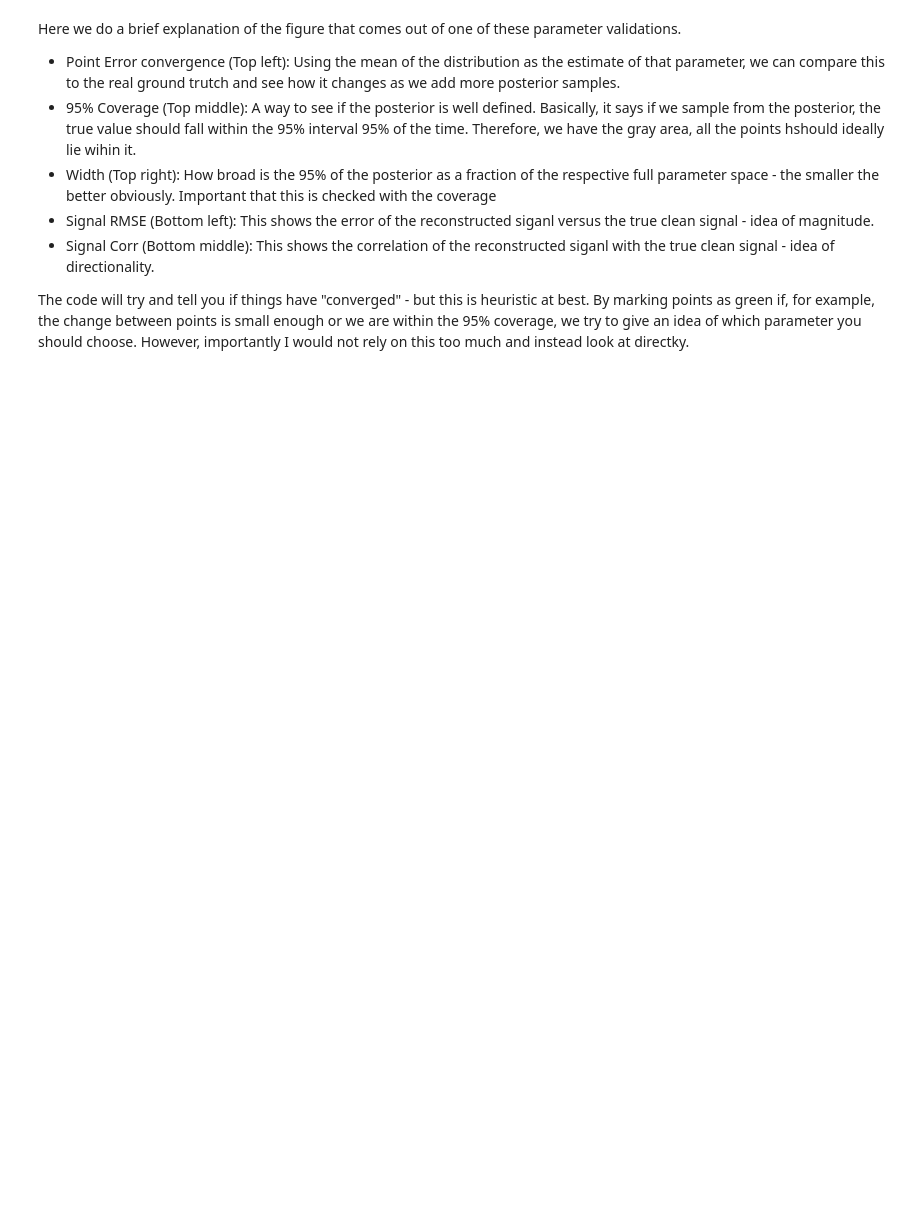
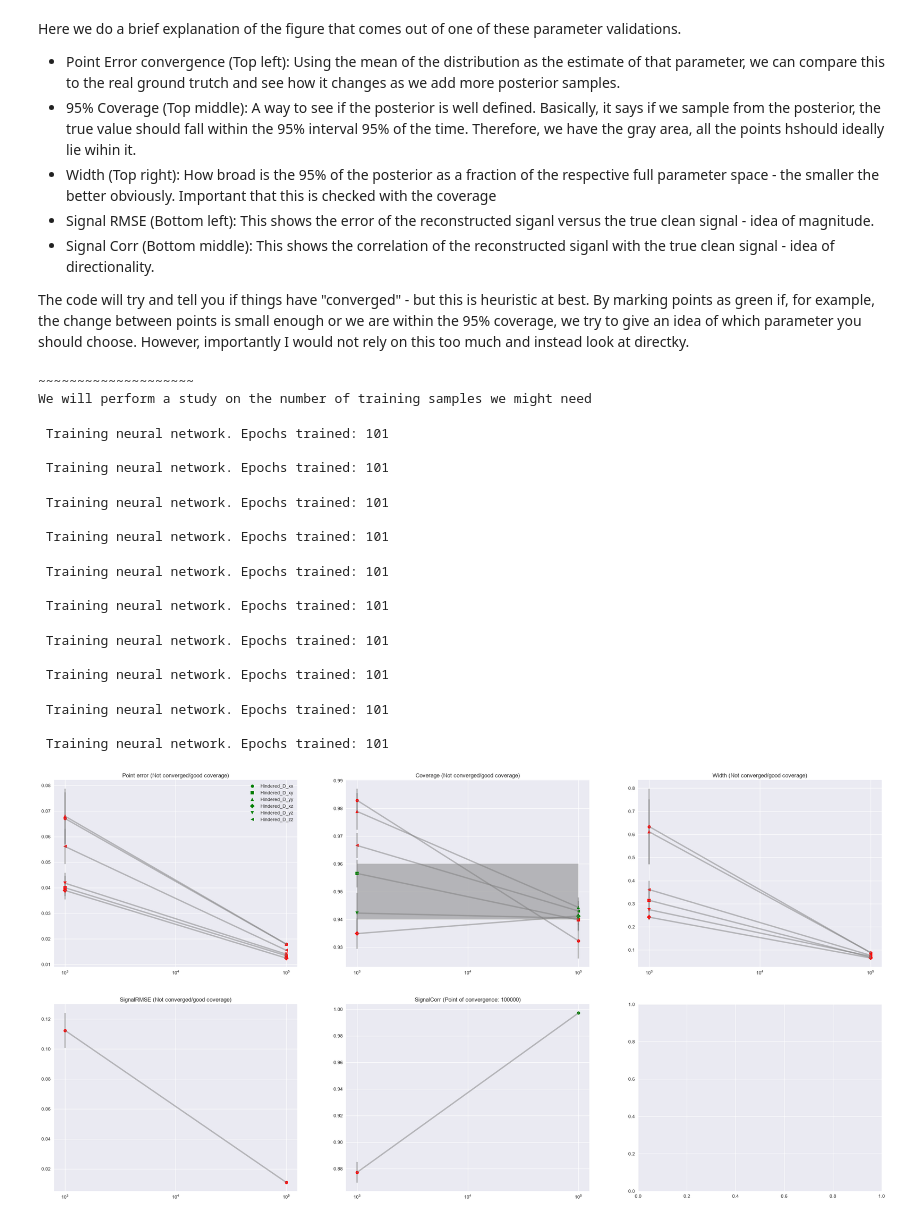
Before and after one commit to meggl23/SBI_MRI, a Jupyter notebook: Tutorial.ipynb, the cells around one changed output. Cells and saved outputs as stored; diff of their text form; code cells hidden in the pictures; blank space fills up the shorter version.

```diff
--- a/Tutorial.ipynb
+++ b/Tutorial.ipynb
@@ -279,4 +437,23 @@ Here we do a brief explanation of the figure that comes out of one of these para
 
 The code will try and tell you if things have "converged" - but this is heuristic at best. By marking points as green if, for example, the change between points is small enough or we are within the 95% coverage, we try to give an idea of which parameter you should choose. However, importantly I would not rely on this too much and instead look at directky.
 # %%
-X = Validation.ParameterEval_TS(DTIModel,30)
+X = Validation.ParameterEval_TS(DTIModel,30,fidelity = 2)
+# %% [output]
+~~~~~~~~~~~~~~~~~~~~
+We will perform a study on the number of training samples we might need
+ Training neural network. Epochs trained: 101
+
+ Training neural network. Epochs trained: 101
+ Training neural network. Epochs trained: 101
+
+ Training neural network. Epochs trained: 101
+ Training neural network. Epochs trained: 101
+
+ Training neural network. Epochs trained: 101
+ Training neural network. Epochs trained: 101
+
+ Training neural network. Epochs trained: 101
+ Training neural network. Epochs trained: 101
+
+ Training neural network. Epochs trained: 101
+[figure, added]
```
Also changed, not shown: parts of 32 cells of this notebook, 4 other files.
